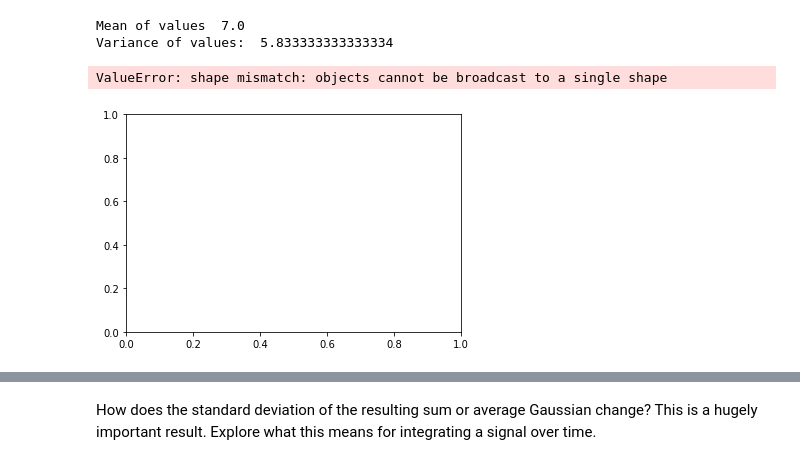
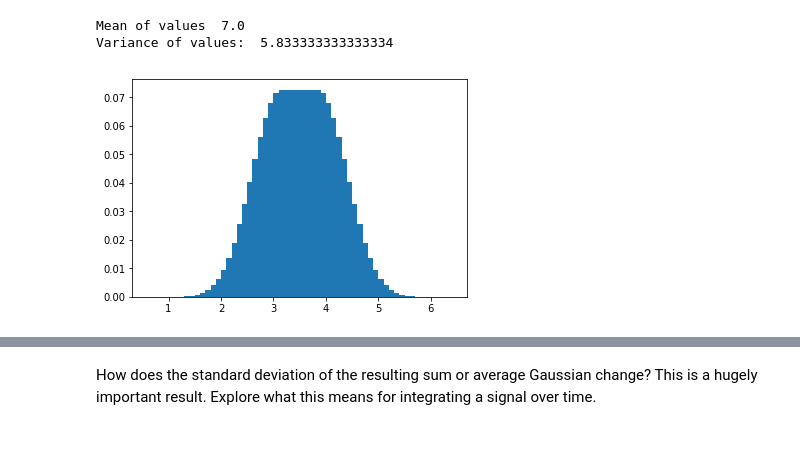
Before and after one commit to s-agiedd/PHYS_434, a Jupyter notebook: HWs/Alyssa_Giedd_HW2.ipynb, the cells around one changed output, grey strips where cells are left out. Saved outputs shown, nothing was run; the diff lists cells and outputs as text; code cells hidden in the pictures.

```diff
--- a/HWs/Alyssa_Giedd_HW2.ipynb
+++ b/HWs/Alyssa_Giedd_HW2.ipynb
@@ -64,20 +64,18 @@ Variance of values:  5.833333333333334
 # %%
 #4) Repeat 2, and graph the average of 10 dice. Is this is a Gaussian distribution? Explain in depth.
 die1 = [1/6, 1/6, 1/6, 1/6, 1/6, 1/6]
 die2 = [1/6, 1/6, 1/6, 1/6, 1/6, 1/6]
 
-vals= np.linspace(10, 60, num = 50)
 dist = np.convolve(die1, die2)
 
 for index in range(8):
     dist =np.convolve(dist, die2);
 
-vals_10_die = []
+vals = []
 for i in range(10, 61):
-    vals_10_die.append(i/10)
+    vals.append(i/10)
 
-plt.bar(vals, dist/2)
+plt.bar(vals, dist)
 plt.show()
 # %% [output]
-ValueError: shape mismatch: objects cannot be broadcast to a single shape
-[figure, old version]
+[figure, new version]
```
Also changed, not shown: parts of 9 cells of this notebook.
